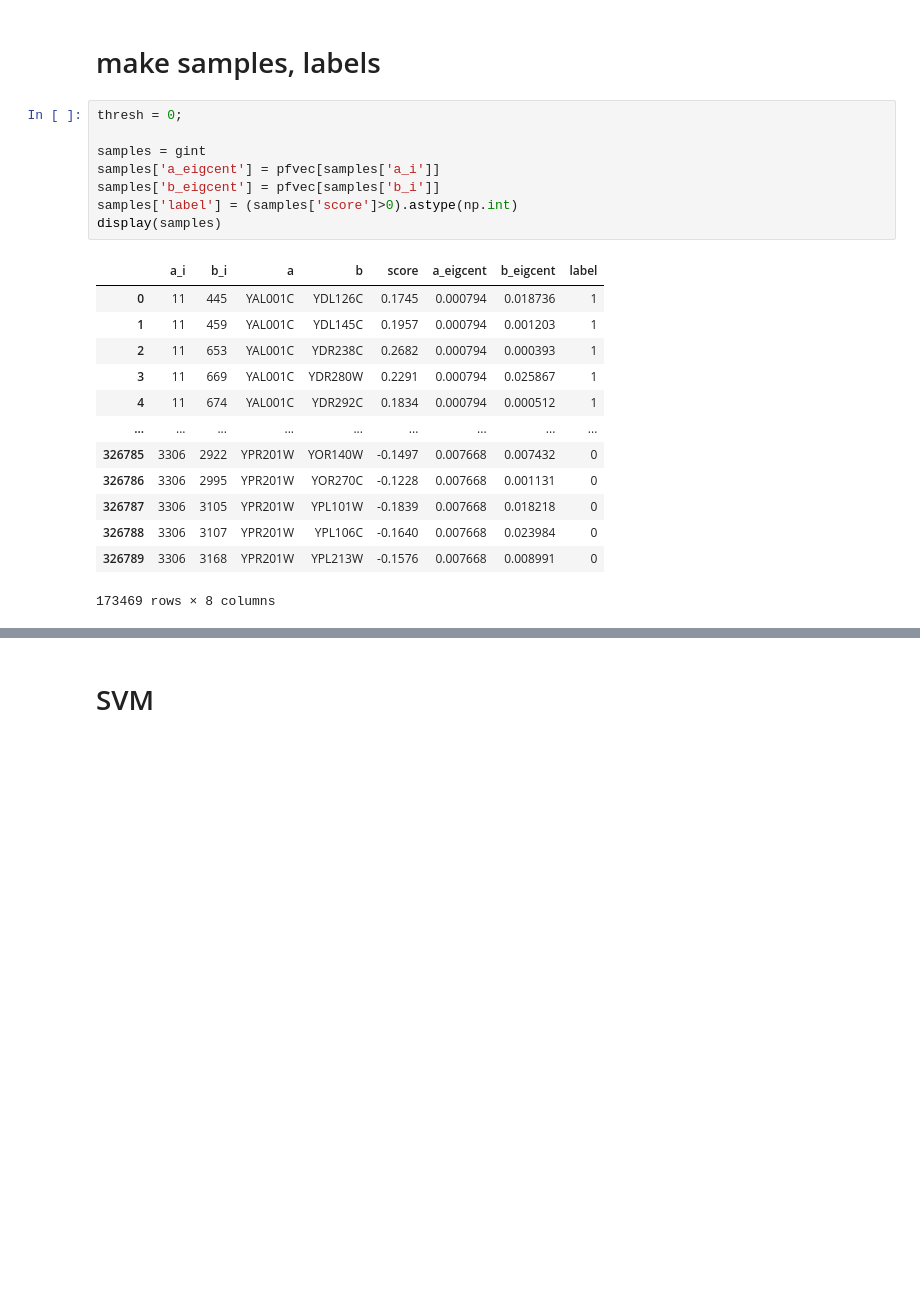
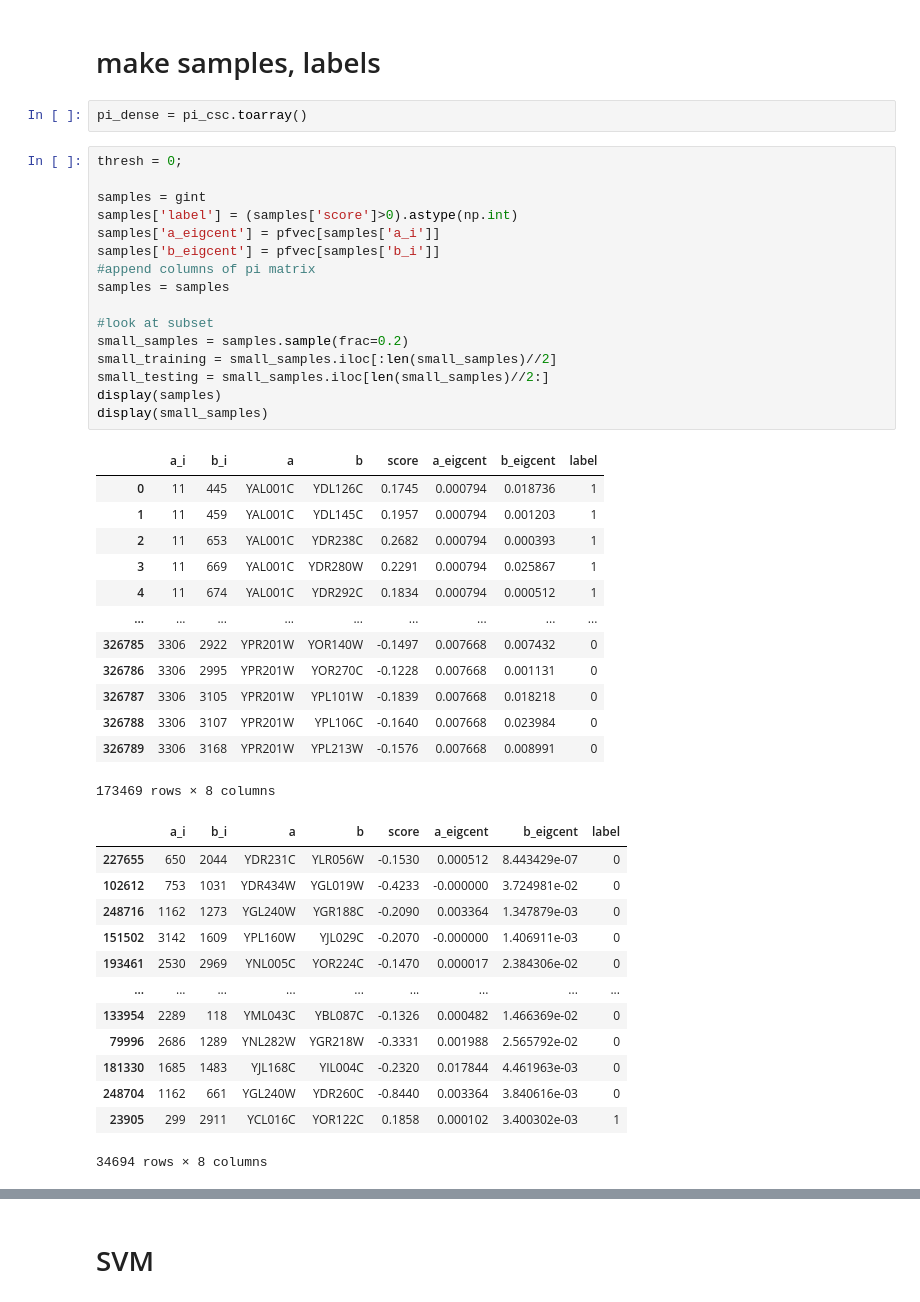
Before and after one commit to akuczala/gene-interaction, a Jupyter notebook: Paladugu.ipynb, the cells around one changed output, grey strips where cells are left out. Cells and saved outputs as stored; diff of their text form; blank space fills up the shorter version.

```diff
--- a/Paladugu.ipynb
+++ b/Paladugu.ipynb
@@ -196,25 +195,48 @@ plt.plot(np.sort(pfvec)[::-1])
 [figure]
 # %% [markdown]
 # make samples, labels
+# %%
+pi_dense = pi_csc.toarray()
 # %%
 thresh = 0;
 
 samples = gint
+samples['label'] = (samples['score']>0).astype(np.int)
 samples['a_eigcent'] = pfvec[samples['a_i']]
 samples['b_eigcent'] = pfvec[samples['b_i']]
-samples['label'] = (samples['score']>0).astype(np.int)
+#append columns of pi matrix
+samples = samples
+
+#look at subset
+small_samples = samples.sample(frac=0.2)
+small_training = small_samples.iloc[:len(small_samples)//2]
+small_testing = small_samples.iloc[len(small_samples)//2:]
 display(samples)
+display(small_samples)
 # %% [output]
 |  | a_i | b_i | a | b | score | a_eigcent | b_eigcent | label |
 | 0 | 11 | 445 | YAL001C | YDL126C | 0.1745 | 0.000794 | 0.018736 | 1 |
 | 1 | 11 | 459 | YAL001C | YDL145C | 0.1957 | 0.000794 | 0.001203 | 1 |
 | 2 | 11 | 653 | YAL001C | YDR238C | 0.2682 | 0.000794 | 0.000393 | 1 |
 | 3 | 11 | 669 | YAL001C | YDR280W | 0.2291 | 0.000794 | 0.025867 | 1 |
 | 4 | 11 | 674 | YAL001C | YDR292C | 0.1834 | 0.000794 | 0.000512 | 1 |
 | ... | ... | ... | ... | ... | ... | ... | ... | ... |
 | 326785 | 3306 | 2922 | YPR201W | YOR140W | -0.1497 | 0.007668 | 0.007432 | 0 |
 | 326786 | 3306 | 2995 | YPR201W | YOR270C | -0.1228 | 0.007668 | 0.001131 | 0 |
 | 326787 | 3306 | 3105 | YPR201W | YPL101W | -0.1839 | 0.007668 | 0.018218 | 0 |
 | 326788 | 3306 | 3107 | YPR201W | YPL106C | -0.1640 | 0.007668 | 0.023984 | 0 |
 | 326789 | 3306 | 3168 | YPR201W | YPL213W | -0.1576 | 0.007668 | 0.008991 | 0 |
 173469 rows × 8 columns
+|  | a_i | b_i | a | b | score | a_eigcent | b_eigcent | label |
+| 227655 | 650 | 2044 | YDR231C | YLR056W | -0.1530 | 0.000512 | 8.443429e-07 | 0 |
+| 102612 | 753 | 1031 | YDR434W | YGL019W | -0.4233 | -0.000000 | 3.724981e-02 | 0 |
+| 248716 | 1162 | 1273 | YGL240W | YGR188C | -0.2090 | 0.003364 | 1.347879e-03 | 0 |
+| 151502 | 3142 | 1609 | YPL160W | YJL029C | -0.2070 | -0.000000 | 1.406911e-03 | 0 |
+| 193461 | 2530 | 2969 | YNL005C | YOR224C | -0.1470 | 0.000017 | 2.384306e-02 | 0 |
+| ... | ... | ... | ... | ... | ... | ... | ... | ... |
+| 133954 | 2289 | 118 | YML043C | YBL087C | -0.1326 | 0.000482 | 1.466369e-02 | 0 |
+| 79996 | 2686 | 1289 | YNL282W | YGR218W | -0.3331 | 0.001988 | 2.565792e-02 | 0 |
+| 181330 | 1685 | 1483 | YJL168C | YIL004C | -0.2320 | 0.017844 | 4.461963e-03 | 0 |
+| 248704 | 1162 | 661 | YGL240W | YDR260C | -0.8440 | 0.003364 | 3.840616e-03 | 0 |
+| 23905 | 299 | 2911 | YCL016C | YOR122C | 0.1858 | 0.000102 | 3.400302e-03 | 1 |
+34694 rows × 8 columns
```
Also changed, not shown: parts of 16 cells of this notebook.
